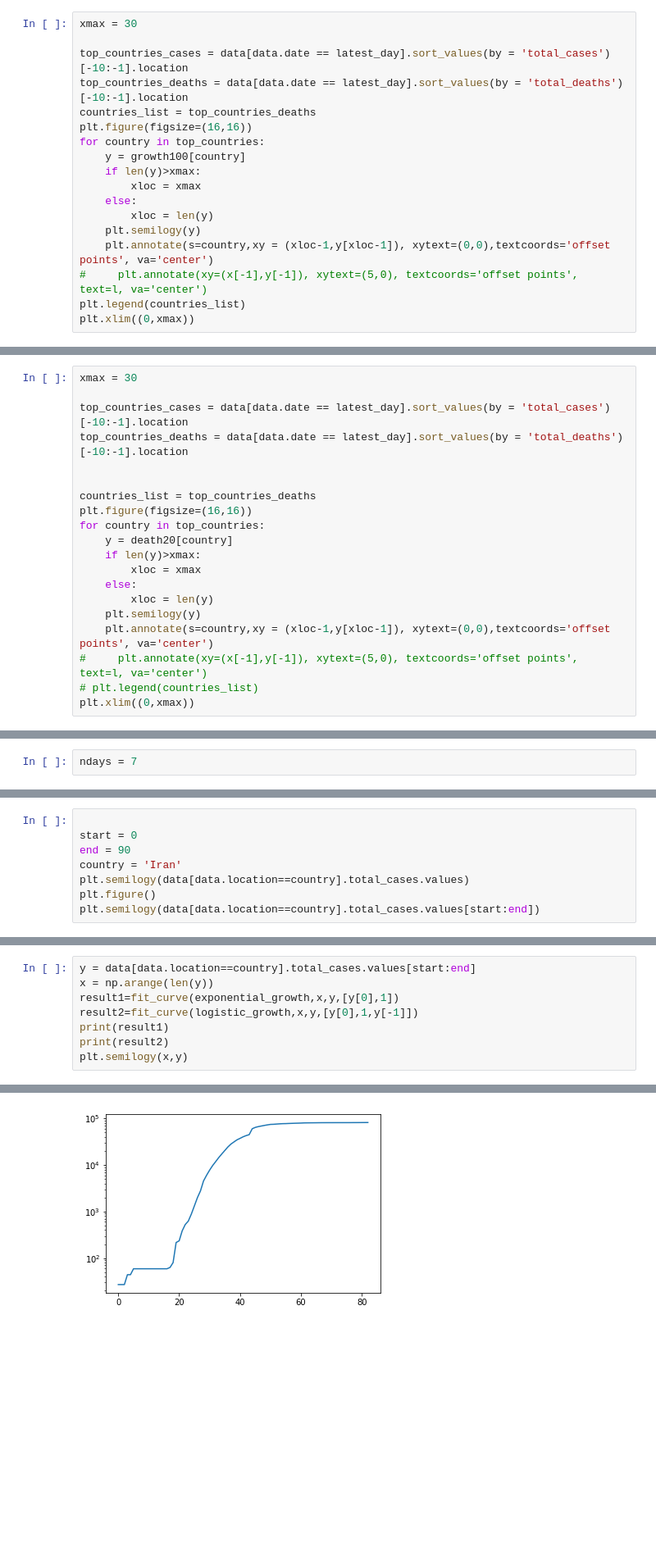
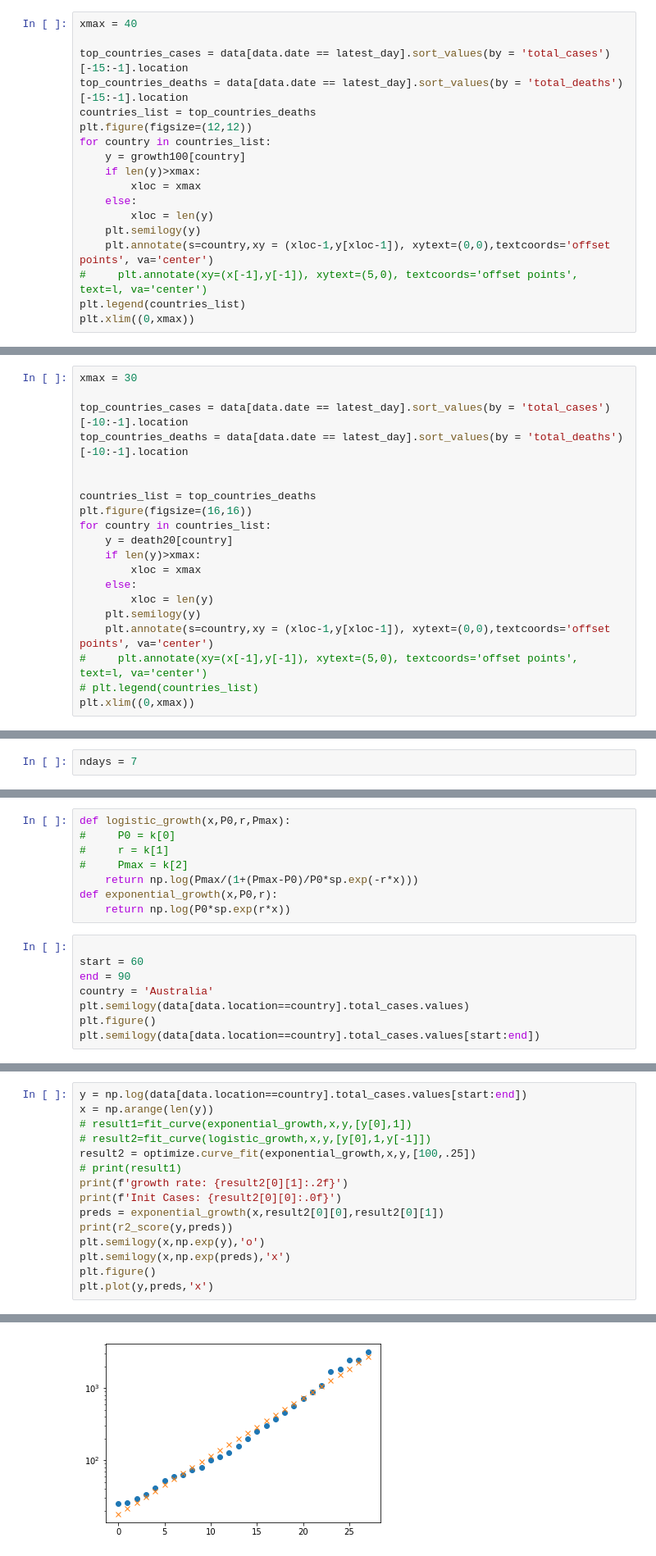
Before and after one commit to pooyad359/covid19-data-exploration, a Jupyter notebook: Covid19-explore.ipynb, the cells around one changed output, grey strips where cells are left out. Shown at 82% size. Cells and saved outputs as stored; diff of their text form; blank space fills up the shorter version.

```diff
--- a/Covid19-explore.ipynb
+++ b/Covid19-explore.ipynb
@@ -52,13 +291,13 @@ for country in countries:
     cases_from100 = cases[idx:]
     growth100.update({country:cases_from100})
 # %%
-xmax = 30
+xmax = 40
 
-top_countries_cases = data[data.date == latest_day].sort_values(by = 'total_cases')[-10:-1].location
-top_countries_deaths = data[data.date == latest_day].sort_values(by = 'total_deaths')[-10:-1].location
+top_countries_cases = data[data.date == latest_day].sort_values(by = 'total_cases')[-15:-1].location
+top_countries_deaths = data[data.date == latest_day].sort_values(by = 'total_deaths')[-15:-1].location
 countries_list = top_countries_deaths
-plt.figure(figsize=(16,16))
-for country in top_countries:
+plt.figure(figsize=(12,12))
+for country in countries_list:
     y = growth100[country]
     if len(y)>xmax:
         xloc = xmax
@@ -89,7 +328,7 @@ top_countries_deaths = data[data.date == latest_day].sort_values(by = 'total_dea
 
 countries_list = top_countries_deaths
 plt.figure(figsize=(16,16))
-for country in top_countries:
+for country in countries_list:
     y = death20[country]
     if len(y)>xmax:
         xloc = xmax
@@ -152,8 +391,16 @@ Vietnam                   0.0908         nan      7.6249         nan      0.9417
+# %%
+def logistic_growth(x,P0,r,Pmax):
+#     P0 = k[0]
+#     r = k[1]
+#     Pmax = k[2]
+    return np.log(Pmax/(1+(Pmax-P0)/P0*sp.exp(-r*x)))
+def exponential_growth(x,P0,r):
+    return np.log(P0*sp.exp(r*x))
 # %%
 
-start = 0
+start = 60
 end = 90
-country = 'Iran'
+country = 'Australia'
 plt.semilogy(data[data.location==country].total_cases.values)
 plt.figure()
 plt.semilogy(data[data.location==country].total_cases.values[start:end])
@@ -164,9 +433,16 @@ plt.semilogy(data[data.location==country].total_cases.values[start:end])
 # %%
-y = data[data.location==country].total_cases.values[start:end]
+y = np.log(data[data.location==country].total_cases.values[start:end])
 x = np.arange(len(y))
-result1=fit_curve(exponential_growth,x,y,[y[0],1])
-result2=fit_curve(logistic_growth,x,y,[y[0],1,y[-1]])
-print(result1)
-print(result2)
-plt.semilogy(x,y)
+# result1=fit_curve(exponential_growth,x,y,[y[0],1])
+# result2=fit_curve(logistic_growth,x,y,[y[0],1,y[-1]])
+result2 = optimize.curve_fit(exponential_growth,x,y,[100,.25])
+# print(result1)
+print(f'growth rate: {result2[0][1]:.2f}')
+print(f'Init Cases: {result2[0][0]:.0f}')
+preds = exponential_growth(x,result2[0][0],result2[0][1])
+print(r2_score(y,preds))
+plt.semilogy(x,np.exp(y),'o')
+plt.semilogy(x,np.exp(preds),'x')
+plt.figure()
+plt.plot(y,preds,'x')
 # %% [output]
@@ -190,2 +452,2 @@ plt.semilogy(x,y)
 [<matplotlib.lines.Line2D at 0x...>]
-[figure, old version]
+[figure, new version]
```
Also changed, not shown: parts of 36 cells of this notebook, 2 other files.
